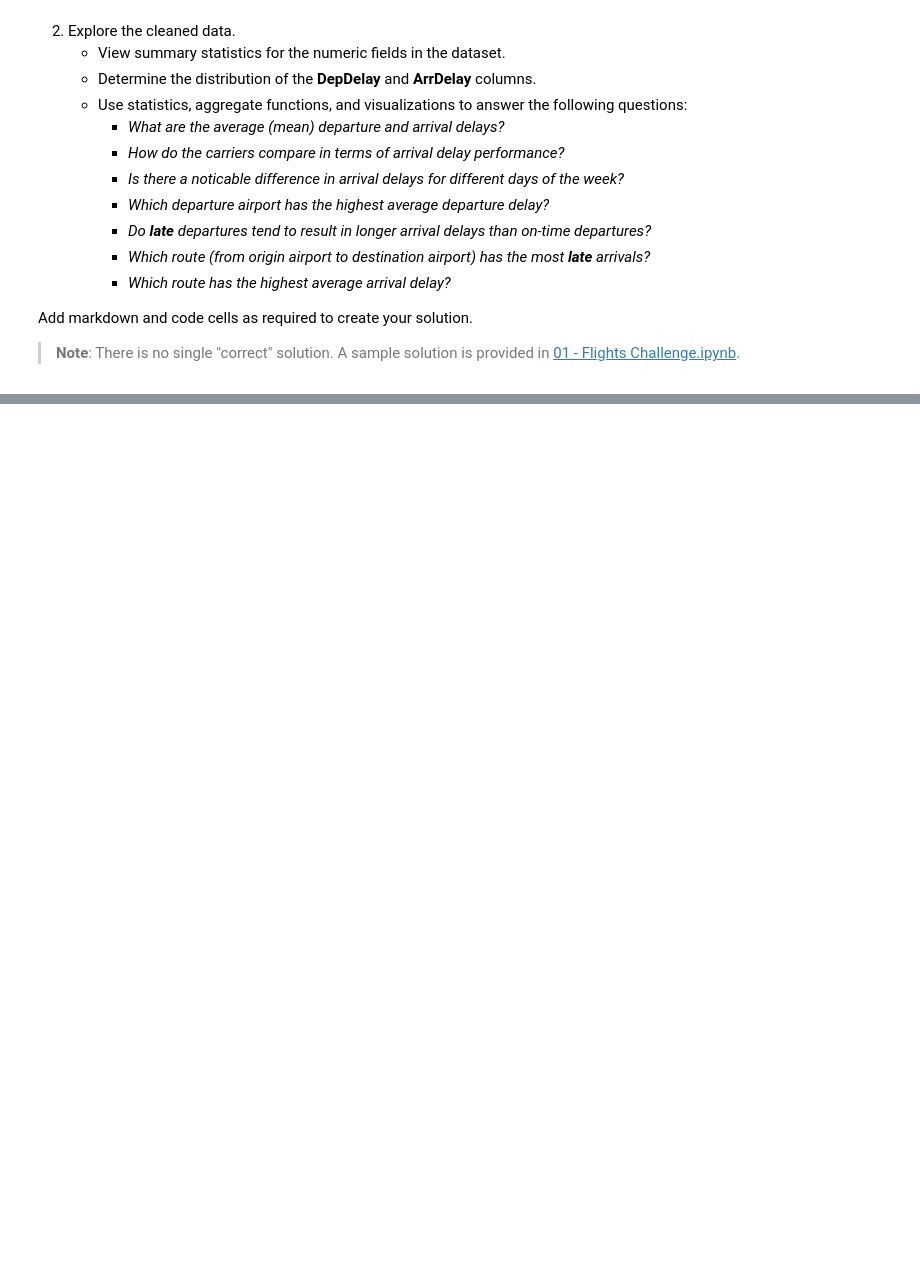
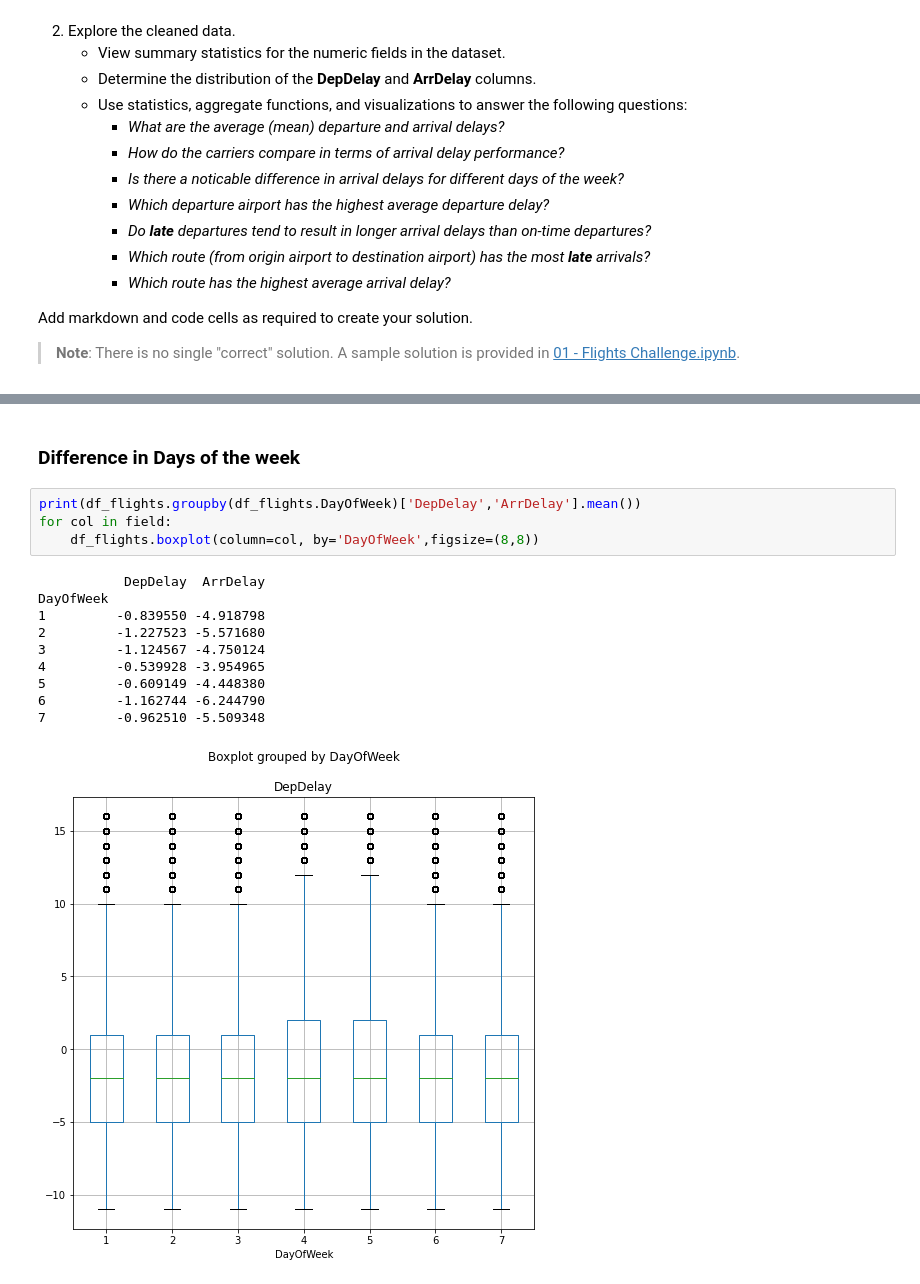
Before and after one commit to MicrosoftDocs/ml-basics, a Jupyter notebook: challenges/01 - Flights Challenge.ipynb, the cells around one changed output, grey strips where cells are left out. Saved outputs shown, nothing was run; the diff lists cells and outputs as text; blank space fills up the shorter version.

```diff
--- a/challenges/01 - Flights Challenge.ipynb
+++ b/challenges/01 - Flights Challenge.ipynb
@@ -57,0 +217,17 @@ Add markdown and code cells as required to create your solution.
+# %% [markdown]
+### Difference in Days of the week
+# %%
+print(df_flights.groupby(df_flights.DayOfWeek)['DepDelay','ArrDelay'].mean())
+for col in field:
+    df_flights.boxplot(column=col, by='DayOfWeek',figsize=(8,8))
+# %% [output]
+           DepDelay  ArrDelay
+DayOfWeek
+1         -0.839550 -4.918798
+2         -1.227523 -5.571680
+3         -1.124567 -4.750124
+4         -0.539928 -3.954965
+5         -0.609149 -4.448380
+6         -1.162744 -6.244790
+7         -0.962510 -5.509348
+[figure, added]
```
Also changed, not shown: parts of 19 cells of this notebook.
